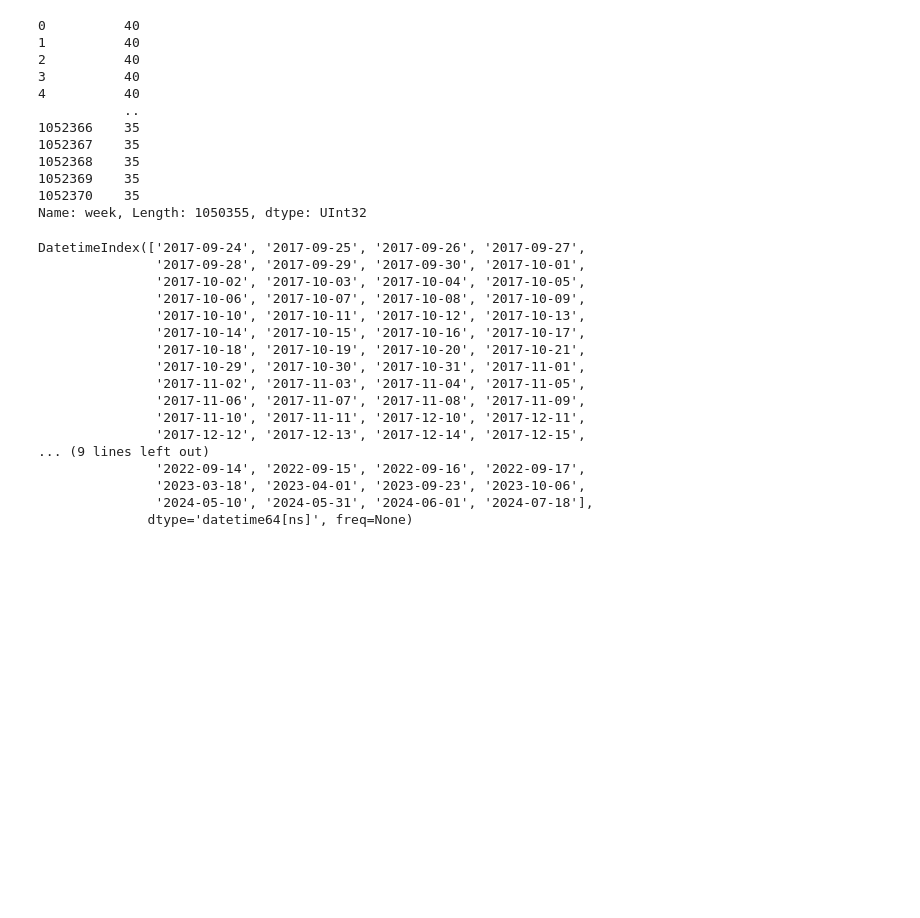
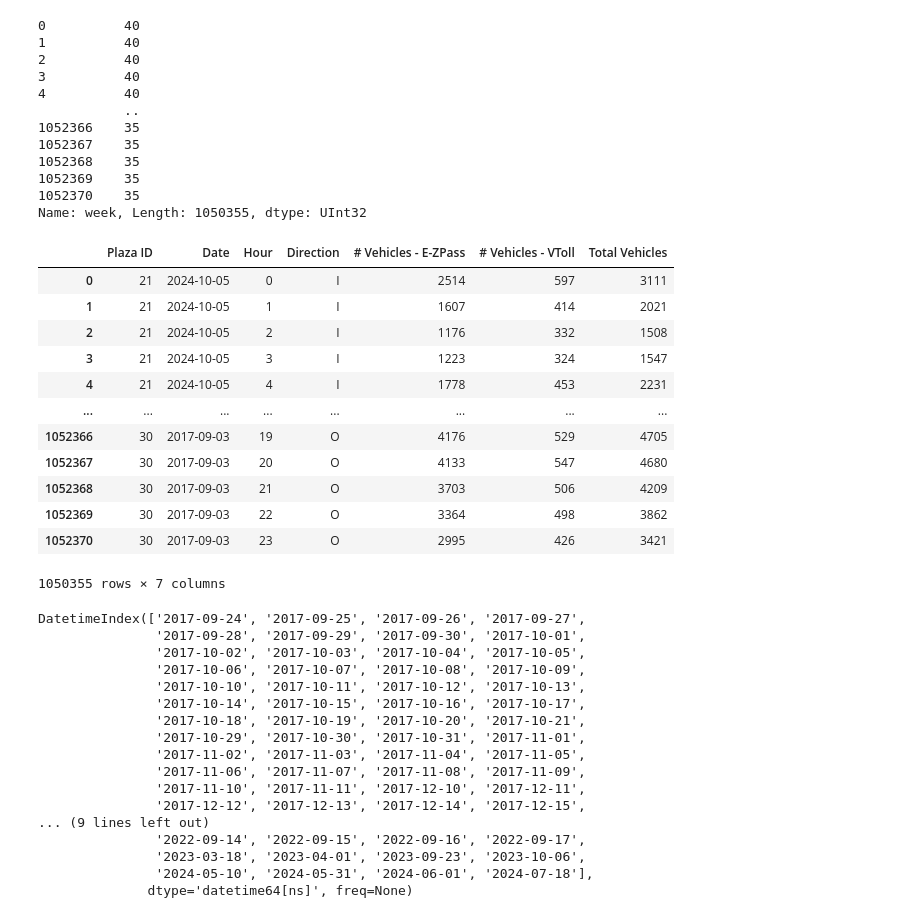
Before and after one commit to jacobf18/Dist-NN, a Jupyter notebook: mta_data.ipynb, the cells around one changed output. Saved outputs shown, nothing was run; the diff lists cells and outputs as text; code cells hidden in the pictures; blank space fills up the shorter version.

```diff
--- a/mta_data.ipynb
+++ b/mta_data.ipynb
@@ -31,6 +31,22 @@ mta_data['Date'].dt.isocalendar().week
 1052369    35
 1052370    35
 Name: week, Length: 1050355, dtype: UInt32
+# %%
+mta_data
+# %% [output]
+|  | Plaza ID | Date | Hour | Direction | # Vehicles - E-ZPass | # Vehicles - VToll | Total Vehicles |
+| 0 | 21 | 2024-10-05 | 0 | I | 2514 | 597 | 3111 |
+| 1 | 21 | 2024-10-05 | 1 | I | 1607 | 414 | 2021 |
+| 2 | 21 | 2024-10-05 | 2 | I | 1176 | 332 | 1508 |
+| 3 | 21 | 2024-10-05 | 3 | I | 1223 | 324 | 1547 |
+| 4 | 21 | 2024-10-05 | 4 | I | 1778 | 453 | 2231 |
+| ... | ... | ... | ... | ... | ... | ... | ... |
+| 1052366 | 30 | 2017-09-03 | 19 | O | 4176 | 529 | 4705 |
+| 1052367 | 30 | 2017-09-03 | 20 | O | 4133 | 547 | 4680 |
+| 1052368 | 30 | 2017-09-03 | 21 | O | 3703 | 506 | 4209 |
+| 1052369 | 30 | 2017-09-03 | 22 | O | 3364 | 498 | 3862 |
+| 1052370 | 30 | 2017-09-03 | 23 | O | 2995 | 426 | 3421 |
+1050355 rows × 7 columns
 # %%
 pd.date_range(start="2017-09-03", end="2024-10-05").difference(mta_data['Date'])
 # %% [output]
```
Also changed, not shown: parts of 19 cells of this notebook.
